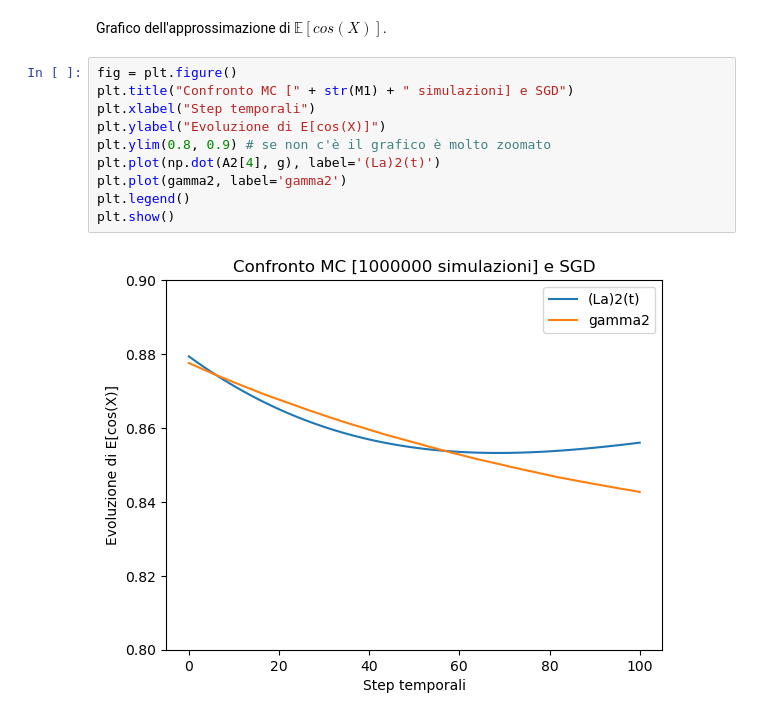
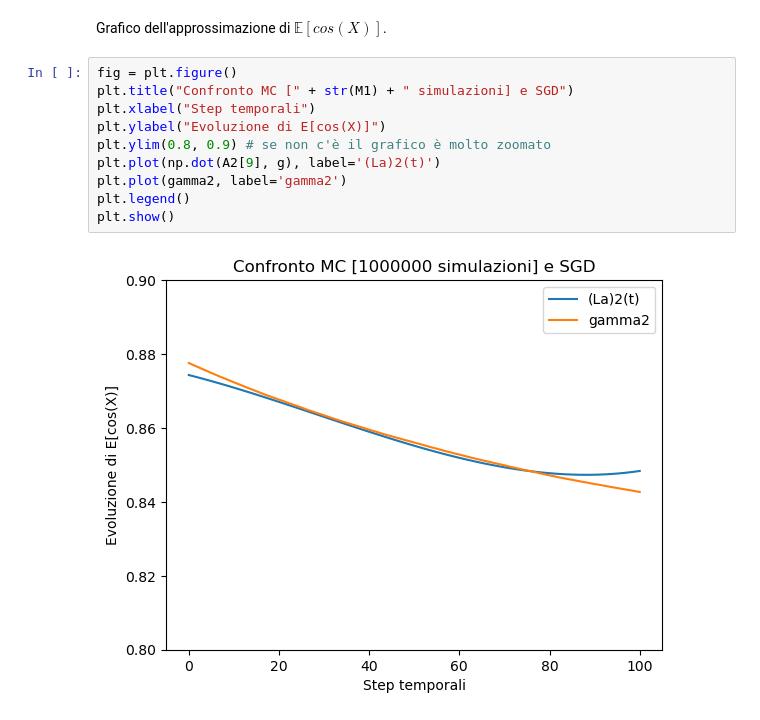
Before and after one commit to amatoandre/TESI, a Jupyter notebook: test_SGD.ipynb, the cells around one changed output. Drawn from its saved outputs; the diff is of its cells as text.

```diff
--- a/test_SGD.ipynb
+++ b/test_SGD.ipynb
@@ -308,12 +308,12 @@ Grafico dell'approssimazione di $\mathbb{E}[cos(X)]$.
 # %%
 fig = plt.figure()
 plt.title("Confronto MC [" + str(M1) + " simulazioni] e SGD")
 plt.xlabel("Step temporali")
 plt.ylabel("Evoluzione di E[cos(X)]")
 plt.ylim(0.8, 0.9) # se non c'è il grafico è molto zoomato
-plt.plot(np.dot(A2[4], g), label='(La)2(t)')
+plt.plot(np.dot(A2[9], g), label='(La)2(t)')
 plt.plot(gamma2, label='gamma2')
 plt.legend()
 plt.show()
 # %% [output]
-[figure, old version]
+[figure, new version]
```
Also changed, not shown: parts of 1 cell of this notebook.
